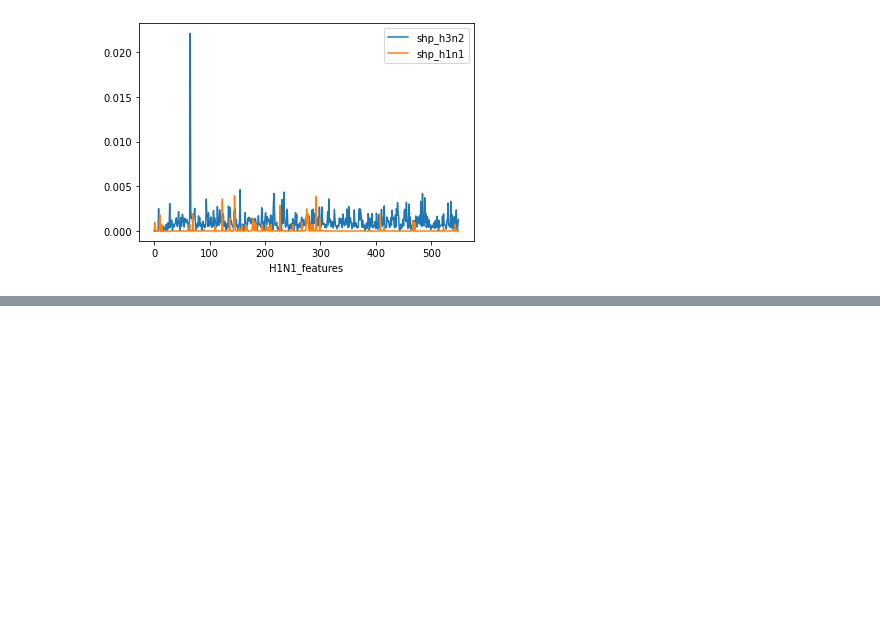
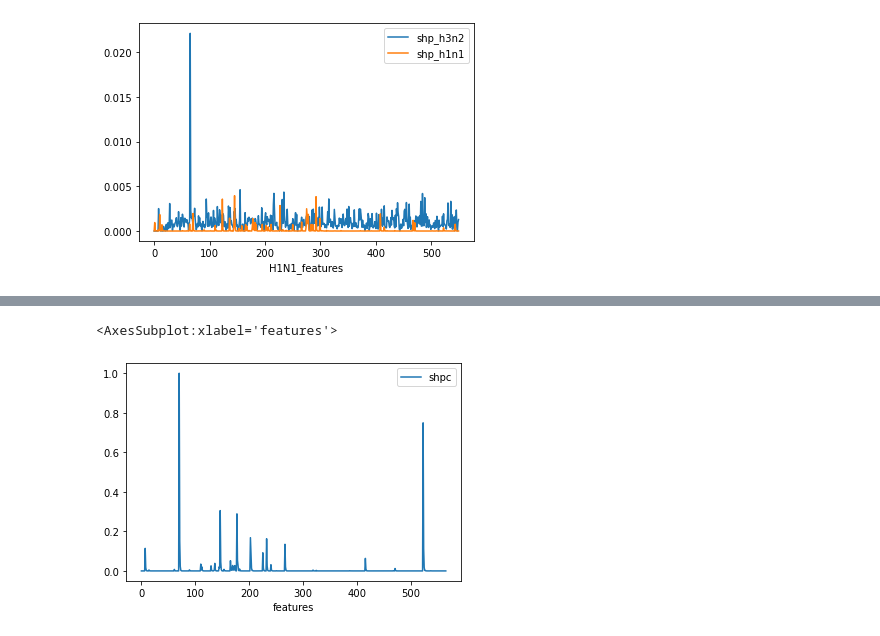
Before and after one commit to zeroknowledgediscovery/emergenet, a Jupyter notebook: extras/ntb/shap_analysis_features_low_risk_vs_high_risk.ipynb, the cells around one changed output, grey strips where cells are left out. Cells and saved outputs as stored; diff of their text form; code cells hidden in the pictures; blank space fills up the shorter version.

```diff
--- a/extras/ntb/shap_analysis_features_low_risk_vs_high_risk.ipynb
+++ b/extras/ntb/shap_analysis_features_low_risk_vs_high_risk.ipynb
@@ -118,0 +190,5 @@ shp1
+# %%
+sf_s_h1n1.plot()
+# %% [output]
+<AxesSubplot:xlabel='features'>
+[figure, added]
```
Also changed, not shown: parts of 14 cells of this notebook, 19 other files.
